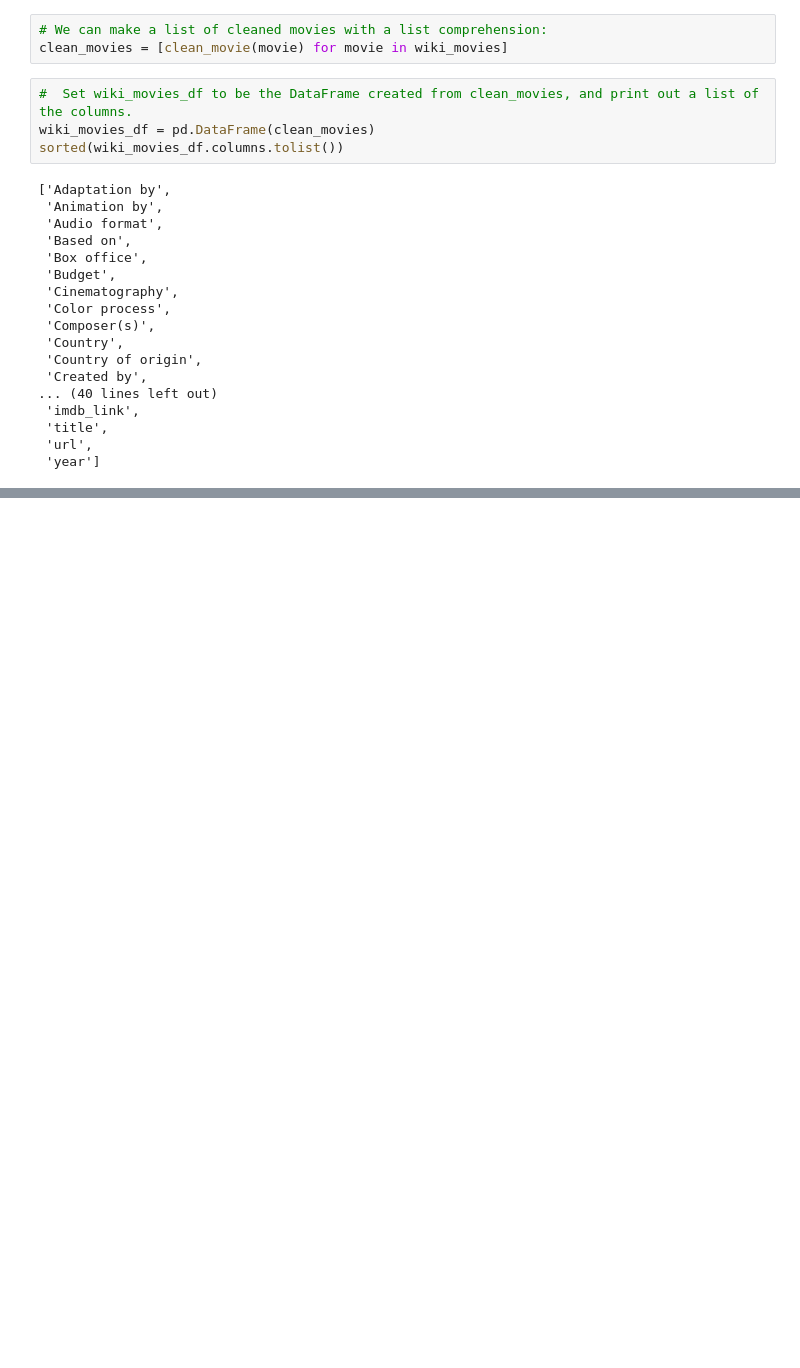
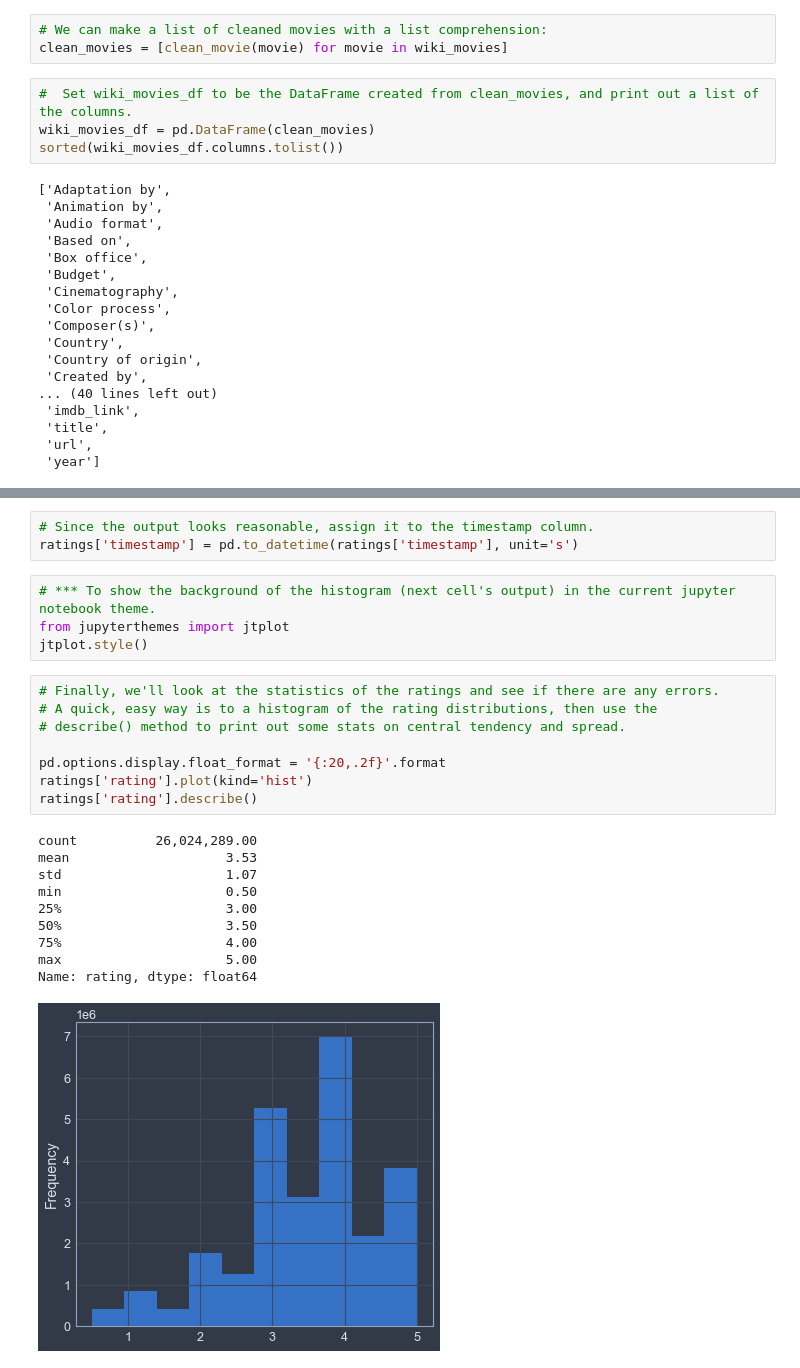
Before and after one commit to BHashemi2021/Movies-ETL, a Jupyter notebook: Movies-ETL.ipynb, the cells around one changed output, grey strips where cells are left out. Drawn from its saved outputs; the diff is of its cells as text; blank space fills up the shorter version.

```diff
--- a/Movies-ETL.ipynb
+++ b/Movies-ETL.ipynb
@@ -302,0 +1190,26 @@ sorted(wiki_movies_df.columns.tolist())
+# %%
+# Since the output looks reasonable, assign it to the timestamp column.
+ratings['timestamp'] = pd.to_datetime(ratings['timestamp'], unit='s')
+# %%
+# *** To show the background of the histogram (next cell's output) in the current jupyter notebook theme.
+from jupyterthemes import jtplot
+jtplot.style()
+# %%
+# Finally, we'll look at the statistics of the ratings and see if there are any errors.
+# A quick, easy way is to a histogram of the rating distributions, then use the
+# describe() method to print out some stats on central tendency and spread.
+
+pd.options.display.float_format = '{:20,.2f}'.format
+ratings['rating'].plot(kind='hist')
+ratings['rating'].describe()
+# %% [output]
+count          26,024,289.00
+mean                    3.53
+std                     1.07
+min                     0.50
+25%                     3.00
+50%                     3.50
+75%                     4.00
+max                     5.00
+Name: rating, dtype: float64
+[figure, added]
```
Also changed, not shown: parts of 87 cells of this notebook.
